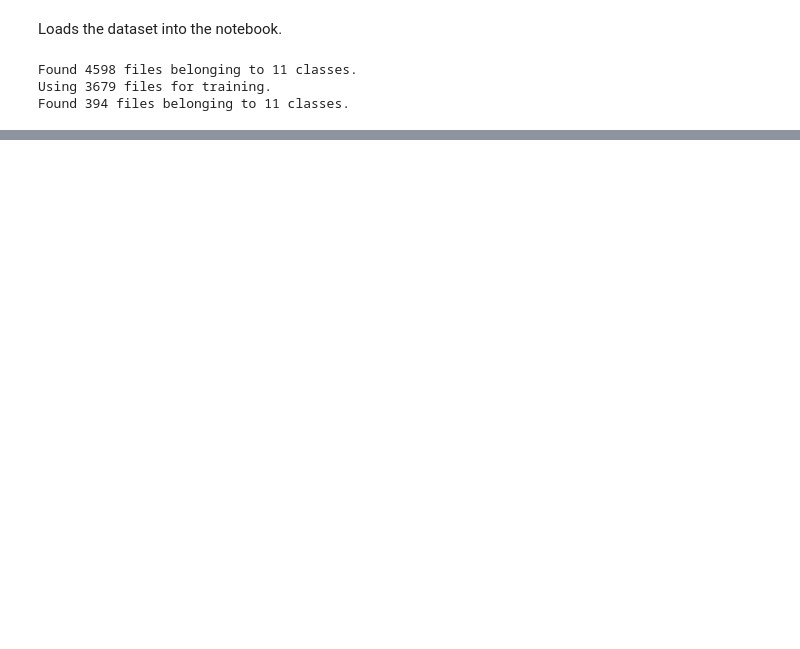
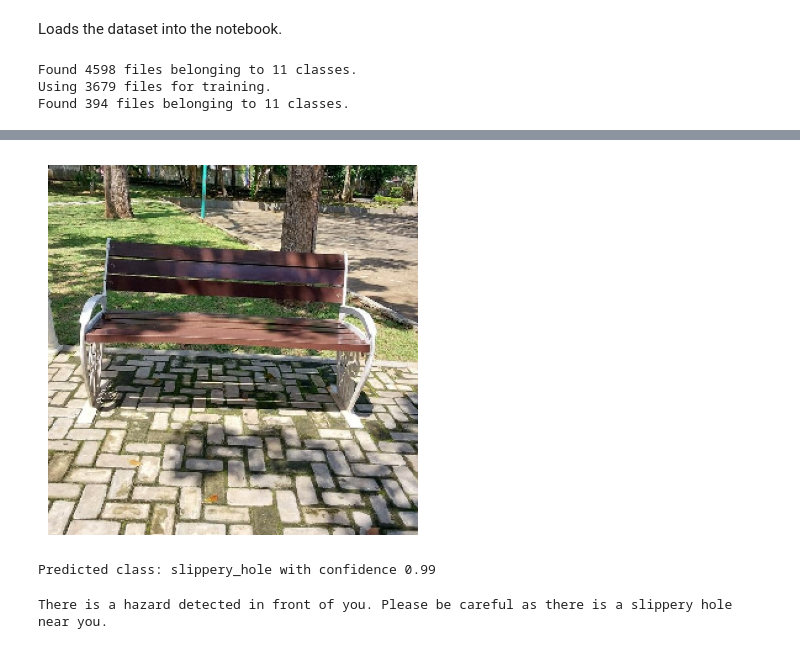
Before and after one commit to pufferfish3e/b25_hackathon, a Jupyter notebook: model.ipynb, the cells around one changed output, grey strips where cells are left out. Cells and saved outputs as stored; diff of their text form; code cells hidden in the pictures; blank space fills up the shorter version.

```diff
--- a/model.ipynb
+++ b/model.ipynb
@@ -37,0 +192,6 @@ Model Architecture:
+# %%
+# load the model.
+loaded_model = tf.keras.models.load_model('model.keras')
+# Evaluate the model on the test dataset.
+test_loss, test_acc = loaded_model.evaluate(test_ds)
+print("Test accuracy:", test_acc)
@@ -37,0 +201,26 @@ Model Architecture:
+# %%
+# Testing the model with a single image.
+
+# Before doing so, ensure that the image is preprocessed correctly.
+
+def load_and_preprocess_image(img_path):
+    img = image.load_img(img_path, target_size=(300, 300))
+    img_array = image.img_to_array(img)
+    img_array = np.expand_dims(img_array, axis=0)
+    img_array /= 255.0
+    return img_array
+
+def show_image(img_path):
+    img = image.load_img(img_path, target_size=(300, 300))
+    plt.imshow(img)
+    plt.axis('off')
+    plt.show()
+
+# Predict the class of the image, and display the image along with the predicted class and confidence score.
+image_path = "data/dataset/test/chair/gambar (108).jpg"
+model_input = load_and_preprocess_image(img_path=image_path)
+predictions = loaded_model.predict(model_input)
+predicted_class = np.argmax(predictions[0])
+show_image(image_path)
+print(f"Predicted class: {class_names[predicted_class]} with confidence {predictions[0][predicted_class]:.2f}")
+# %% [output]
@@ -37,0 +228,14 @@ Model Architecture:
+[figure, added]
+Predicted class: slippery_hole with confidence 0.99
+# %%
+# To be integrated into a web application.
+
+if (class_names[predicted_class] == "no_hazard"):
+    print("No hazard detected.")
+else:
+    print(f"There is a hazard detected in front of you. Please be careful as there is a {str(class_names[predicted_class]).replace('_',' ')} near you.")
+
+# Within a web application, you can use the model to predict the class of an uploaded image and display the result to the user.
+# The API should be run once every few seconds.
+# %% [output]
+There is a hazard detected in front of you. Please be careful as there is a slippery hole near you.
```
Also changed, not shown: parts of 16 cells of this notebook.
